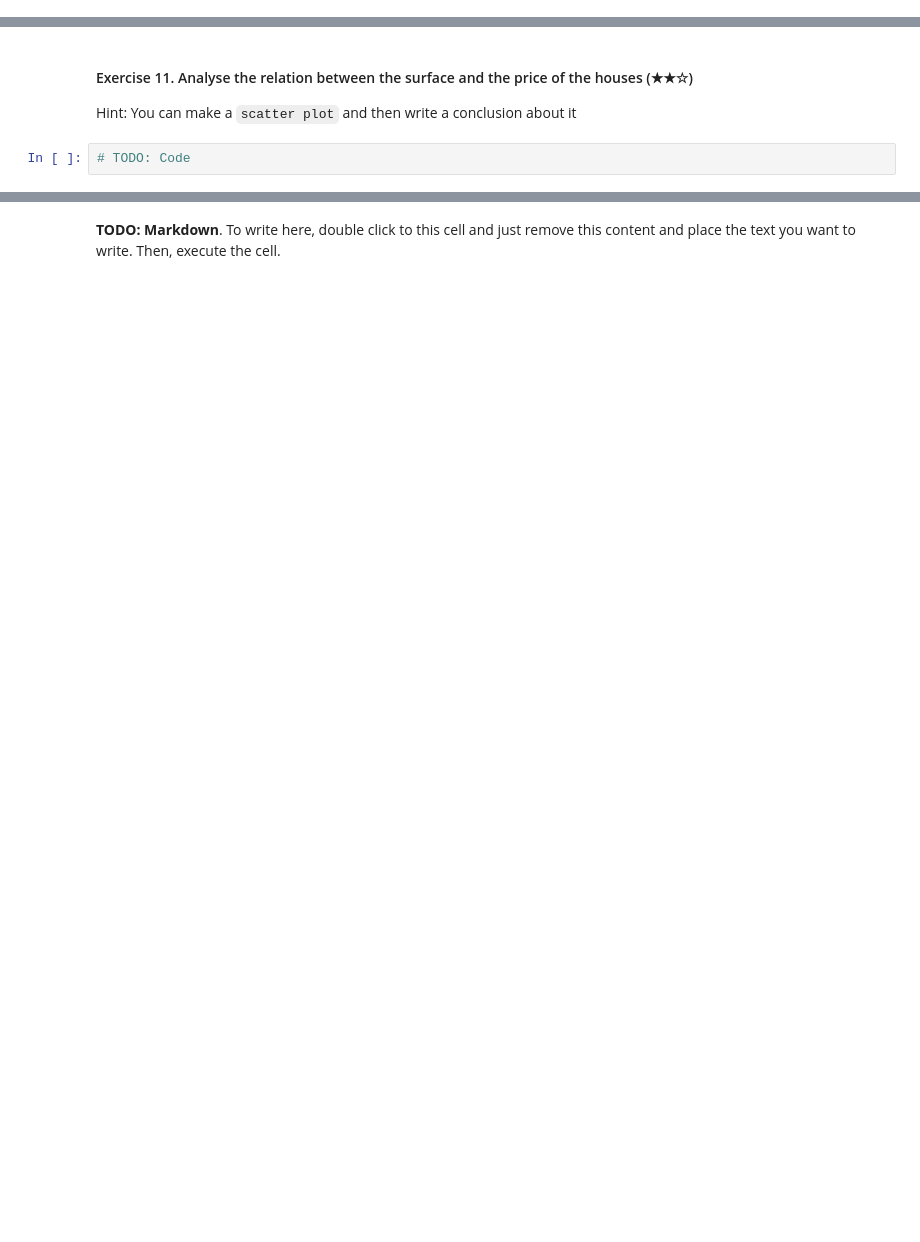
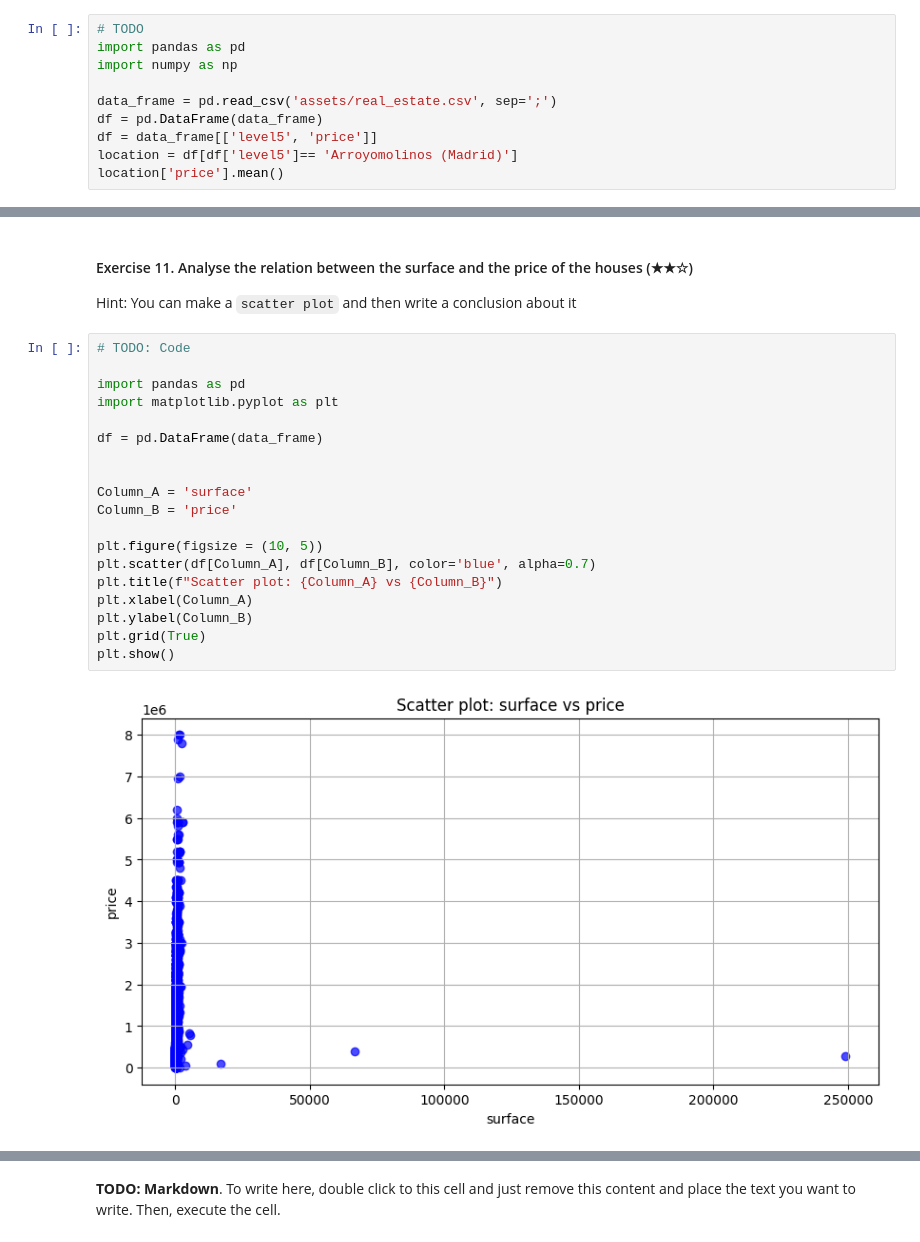
Before and after one commit to 4GeeksAcademy/realestate-datacleanup-exercise-omass, a Jupyter notebook: project.ipynb, the cells around one changed output, grey strips where cells are left out. Saved outputs shown, nothing was run; the diff lists cells and outputs as text; blank space fills up the shorter version.

```diff
--- a/project.ipynb
+++ b/project.ipynb
@@ -109,0 +202,10 @@ Print the obtained value
+# %%
+# TODO
+import pandas as pd
+import numpy as np
+
+data_frame = pd.read_csv('assets/real_estate.csv', sep=';')
+df = pd.DataFrame(data_frame)
+df = data_frame[['level5', 'price']]
+location = df[df['level5']== 'Arroyomolinos (Madrid)']
+location['price'].mean()
@@ -133,5 +271,24 @@ Hint: Create a new column called `pps` (price per square) and then analyse the v
 #### Exercise 11. Analyse the relation between the surface and the price of the houses (★★☆)
 
 Hint: You can make a `scatter plot` and then write a conclusion about it
-# %%
-# TODO: Code
+# %%
+# TODO: Code
+
+import pandas as pd
+import matplotlib.pyplot as plt
+
+df = pd.DataFrame(data_frame)
+
+
+Column_A = 'surface'
+Column_B = 'price'
+
+plt.figure(figsize = (10, 5))
+plt.scatter(df[Column_A], df[Column_B], color='blue', alpha=0.7)
+plt.title(f"Scatter plot: {Column_A} vs {Column_B}")
+plt.xlabel(Column_A)
+plt.ylabel(Column_B)
+plt.grid(True)
+plt.show()
+# %% [output]
+[figure, added]
```
Also changed, not shown: parts of 48 cells of this notebook, 1 other file.
